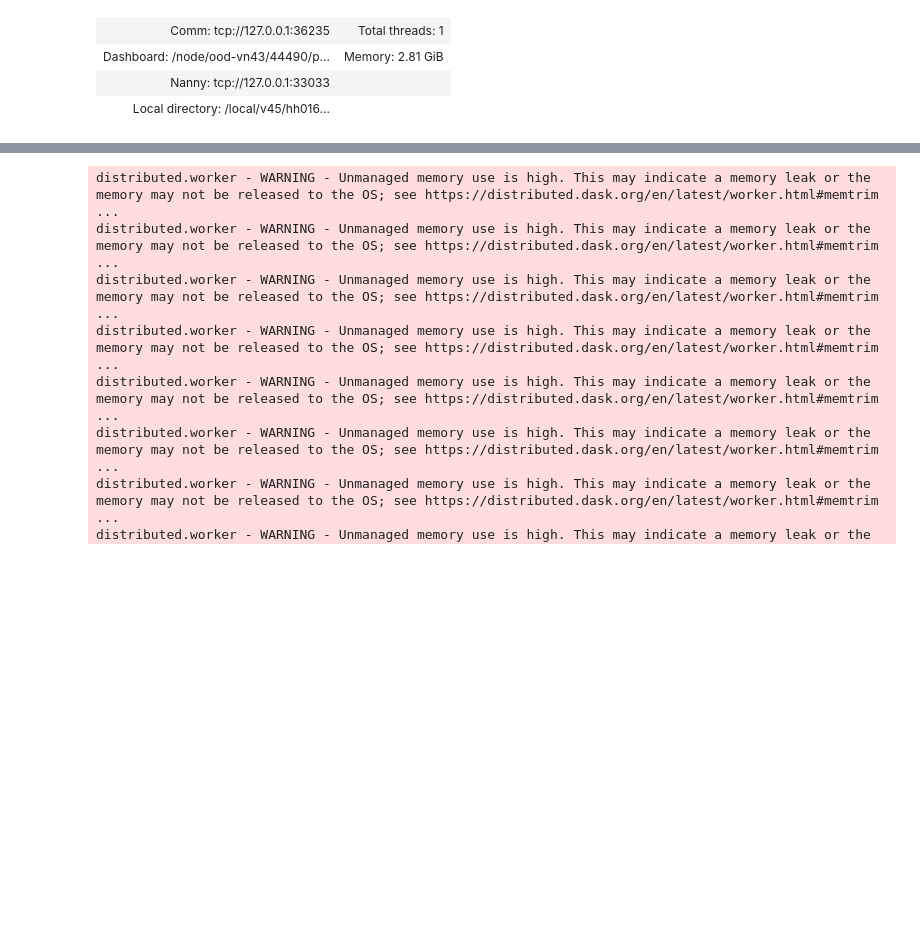
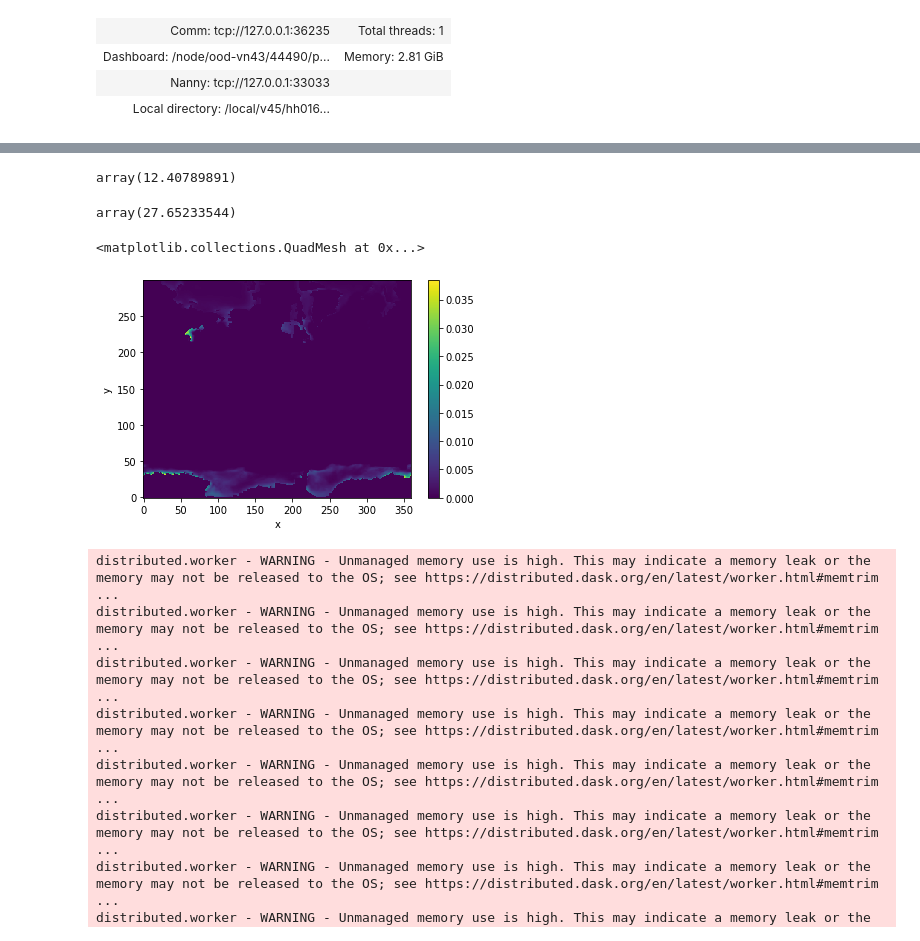
Before and after one commit to hakaseh/IAMIP2, a Jupyter notebook: checking_iamip2_output.ipynb, the cells around one changed output, grey strips where cells are left out. Drawn from its saved outputs; the diff is of its cells as text; code cells hidden in the pictures; blank space fills up the shorter version.

```diff
--- a/checking_iamip2_output.ipynb
+++ b/checking_iamip2_output.ipynb
@@ -49,3 +49,6 @@ exp_i = ['his','exc','con','CMCC-ESM2ssp126','CMCC-ESM2ssp585','EC-Earth3ssp126'
 exp_o = ['historical','exclusion','control','ssp126-CMCC-ESM2','ssp585-CMCC-ESM2','ssp126-EC-Earth3','ssp585-EC-Earth3']
 # %%
 dir_o = '/g/data/v45/hh0162/projects/IAMIP2/ACCESS-OM2/'
+# %%
+dsg = xr.open_mfdataset(dir_o+'ACCESS-OM2_grid.nc')
+dsg
@@ -118,3 +212,4 @@ Climate Data Operators version 2.0.5 (https://mpimet.mpg.de/cdo)
 # %%
-ds.time
+ppia = 1e-12*12.011*86400*(ds.intppbi*dsg.area).sum(dim='time')
+ppia
 # %% [output]
@@ -197,0 +226,4 @@ Climate Data Operators version 2.0.5 (https://mpimet.mpg.de/cdo)
+# %%
+ppiaNH
+# %% [output]
+array(12.40789891)
@@ -198,3 +232,12 @@ Climate Data Operators version 2.0.5 (https://mpimet.mpg.de/cdo)
+# %%
+ppiaSH
+# %% [output]
+array(27.65233544)
+# %%
+ppia.plot()
+# %% [output]
+<matplotlib.collections.QuadMesh at 0x...>
+[figure, added]
 # %%
 #threshold ice concentration for quantities over the sea-ice area
 aiceth = 0.01
```
Also changed, not shown: parts of 7 cells of this notebook, 1 other file.
